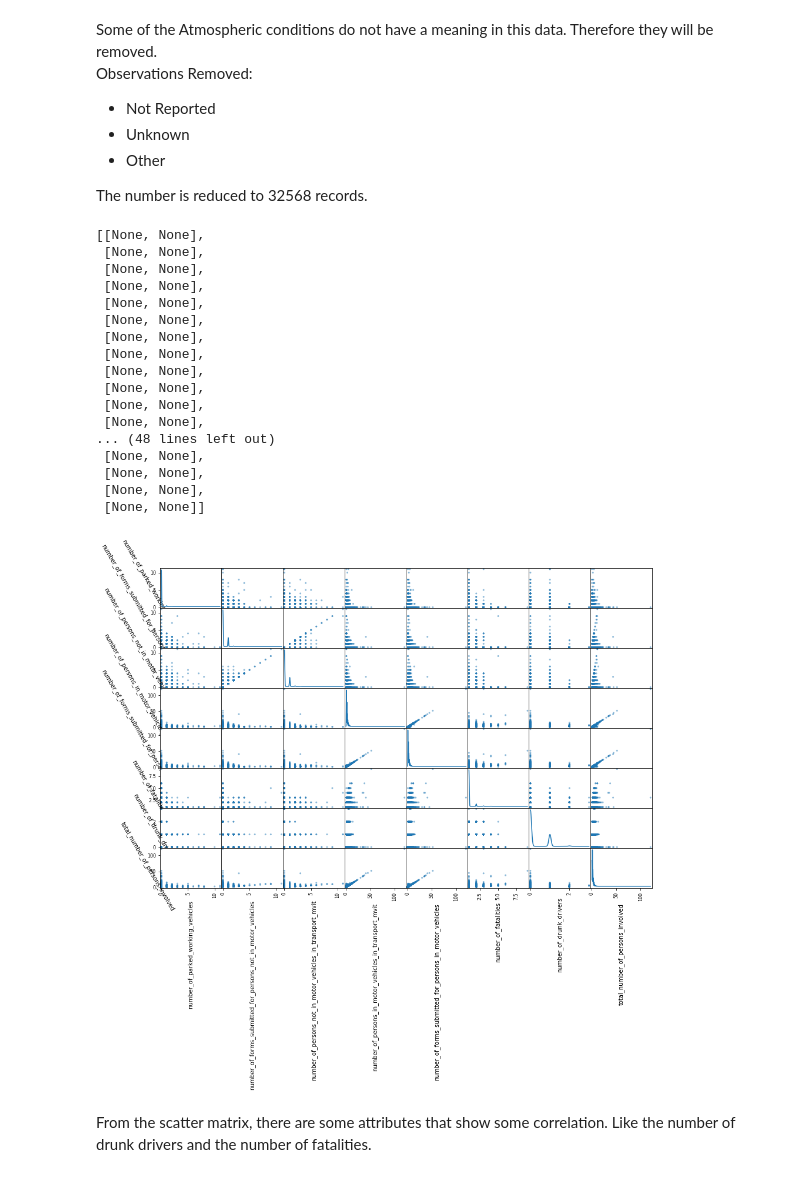
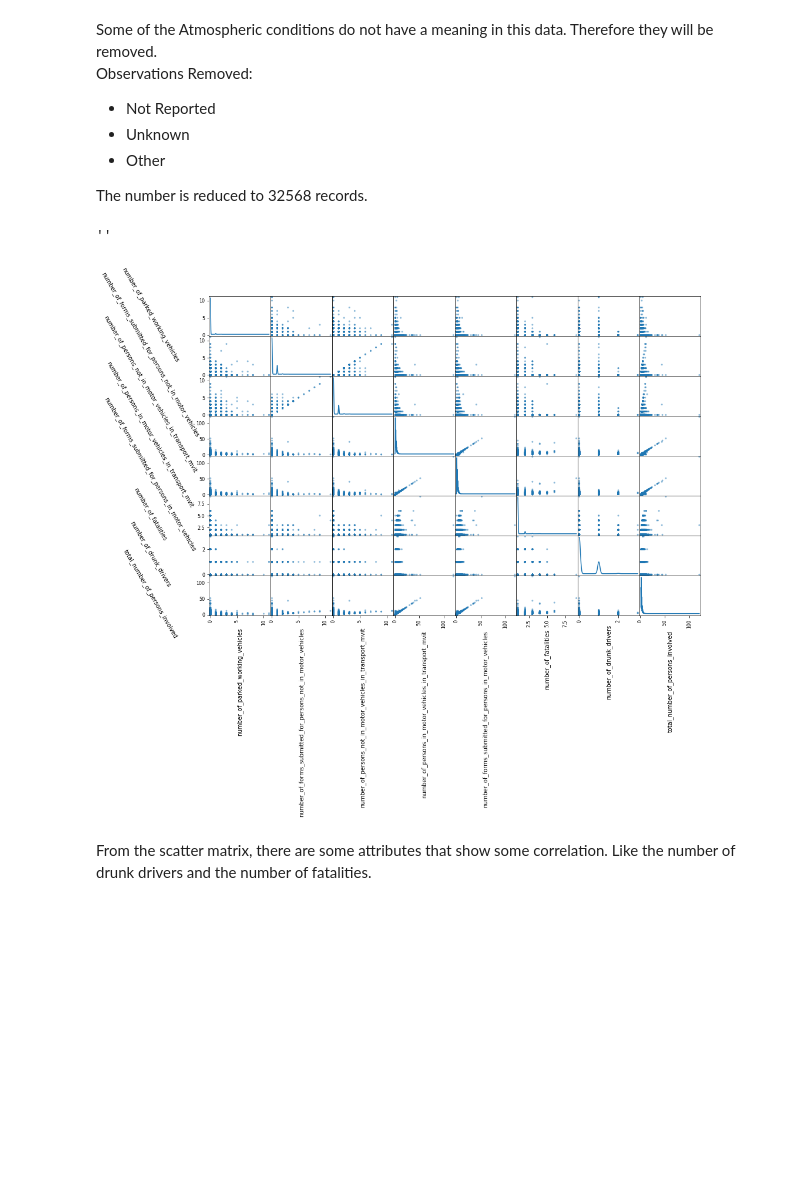
Before and after one commit to ecantu75/DataMining_Lab1, a Jupyter notebook: MSDS_7331_DataMining_Lab1.ipynb, the cells around one changed output. Cells and saved outputs as stored; diff of their text form; code cells hidden in the pictures; blank space fills up the shorter version.

Commit message:
Hid output and shift scatter plot lables

```diff
--- a/MSDS_7331_DataMining_Lab1.ipynb
+++ b/MSDS_7331_DataMining_Lab1.ipynb
@@ -585,31 +585,19 @@ filteredAcc = Accident_forScatter[Accident_forScatter['atmospheric_conditions_na
 # %%
 from pandas.tools.plotting import scatter_matrix
 
 ax = scatter_matrix(filteredAcc,figsize=(15, 10),diagonal='kde')
 #y labels
 [plt.setp(item.yaxis.get_label(), 'size', 10,  rotation=300) for item in ax.ravel()]
 
 #x labels
 [plt.setp(item.xaxis.get_label(), 'size', 10, rotation=90) for item in ax.ravel()]
+
+#need to offset label when rotating to prevent overlap of figure
+[s.get_yaxis().set_label_coords(-1.0,0.5) for s in ax.reshape(-1)]
+;
 # %% [output]
-[[None, None],
- [None, None],
- [None, None],
- [None, None],
- [None, None],
- [None, None],
- [None, None],
- [None, None],
- [None, None],
- [None, None],
- [None, None],
- [None, None],
-... (48 lines left out)
- [None, None],
- [None, None],
- [None, None],
- [None, None]]
+''
-[figure, old version]
+[figure, new version]
 # %% [markdown]
 From the scatter matrix, there are some attributes that show some correlation. Like the number of drunk drivers and the number of fatalities.
 # %%
```
